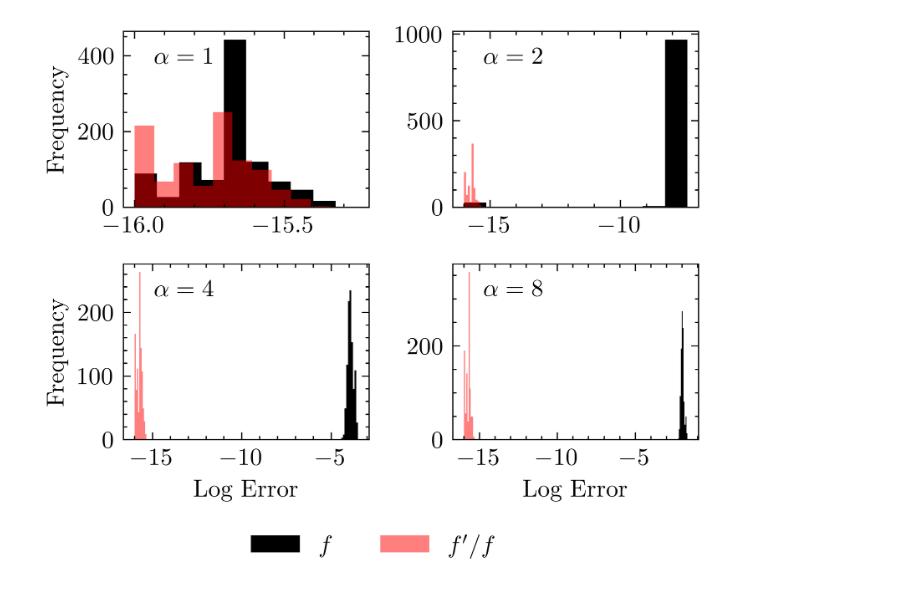
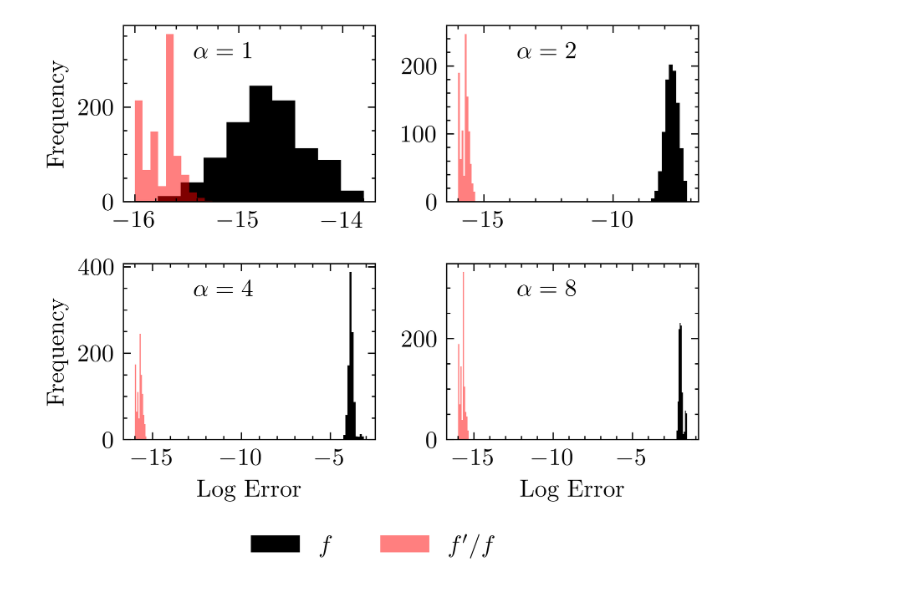
Before and after one commit to j-bowhay/skzeros, a Jupyter notebook: paper/log_deriv_zero_finding_accuracy.ipynb, the cells around one changed output. Drawn from its saved outputs; the diff is of its cells as text; code cells hidden in the pictures.

```diff
--- a/paper/log_deriv_zero_finding_accuracy.ipynb
+++ b/paper/log_deriv_zero_finding_accuracy.ipynb
@@ -23,10 +23,10 @@ for order in orders:
         zero = complex(rng.uniform(), rng.uniform())
 
         def f(z, order=order, zero=zero):
-            return (z - zero) ** order
+            return np.exp(z) * (z - zero) ** order
 
         def f_z(z, order=order, zero=zero):
-            return order * (z - zero) ** (order - 1)
+            return (order * (z - zero) ** (order - 1) + (z - zero) ** order) * np.exp(z)
 
         res_f = AAA(f, d)
         res_log_deriv = AAA(lambda z: f_z(z) / f(z), d)
@@ -45,32 +45,32 @@ for i, (ax, order) in enumerate(zip(axs.ravel(), orders, strict=False)):
     ax.hist(
         np.log10(np.asarray(log_deriv_zero_error[i]) + 1e-16),
         label=r"$f^\prime/f$",
         alpha=0.5,
     )
     if i > 1:
         ax.set_xlabel("Log Error")
     if i % 2 == 0:
         ax.set_ylabel("Frequency")
     ax.text(
-        0.25,
+        0.4,
         0.85,
         rf"$\alpha={order}$",
         horizontalalignment="center",
         verticalalignment="center",
         transform=ax.transAxes,
     )
 handles, labels = ax.get_legend_handles_labels()
 fig.legend(
     handles,
     labels,
     loc="upper center",
     bbox_to_anchor=(0.5, 0.03),
     fancybox=True,
     shadow=True,
     ncol=4,
     fontsize=10,
 )
 plt.tight_layout()
 plt.savefig("figures/log_deriv_zero_finding_accuracy.pdf")
 # %% [output]
-[figure, old version]
+[figure, new version]
```
